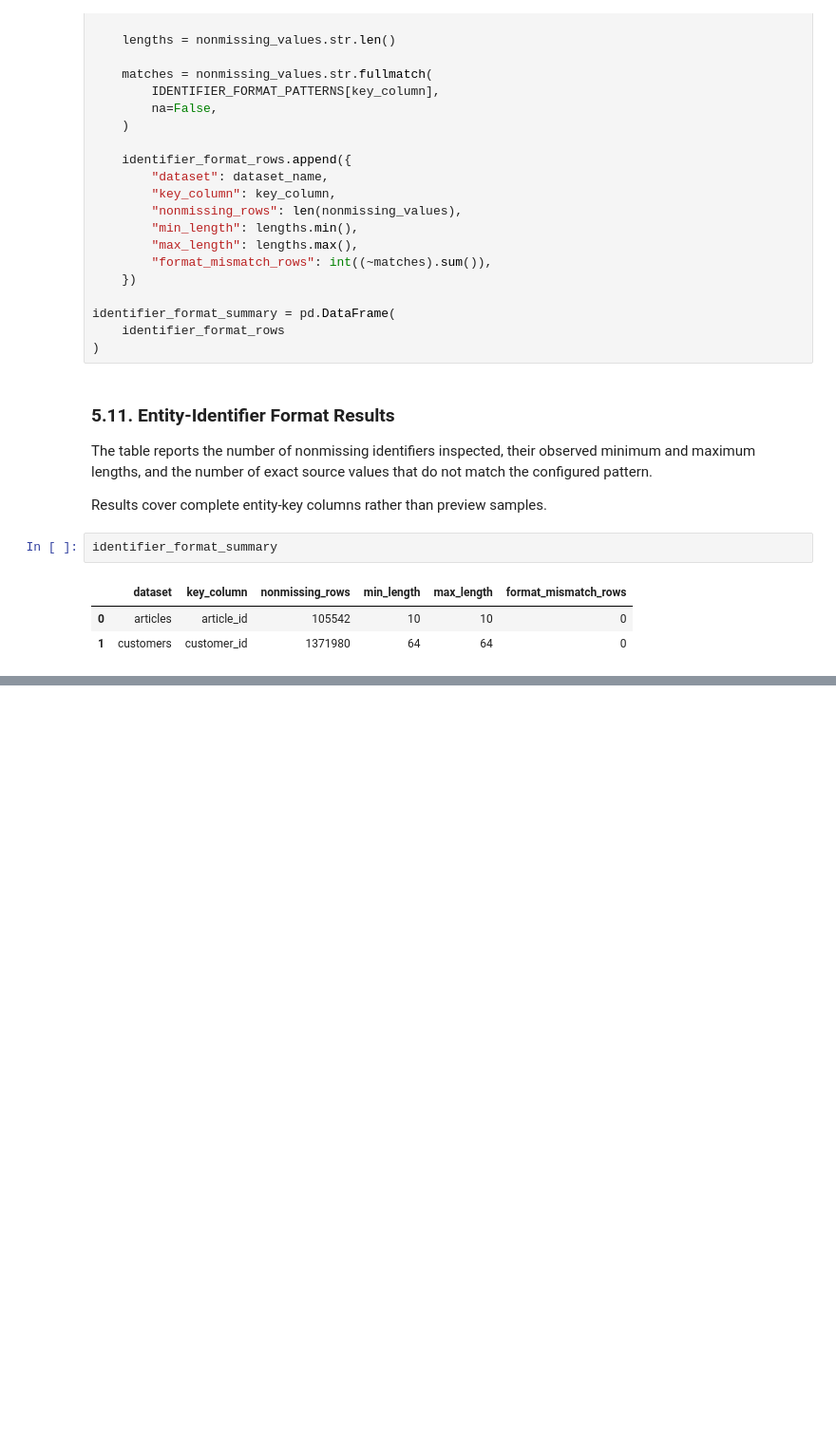
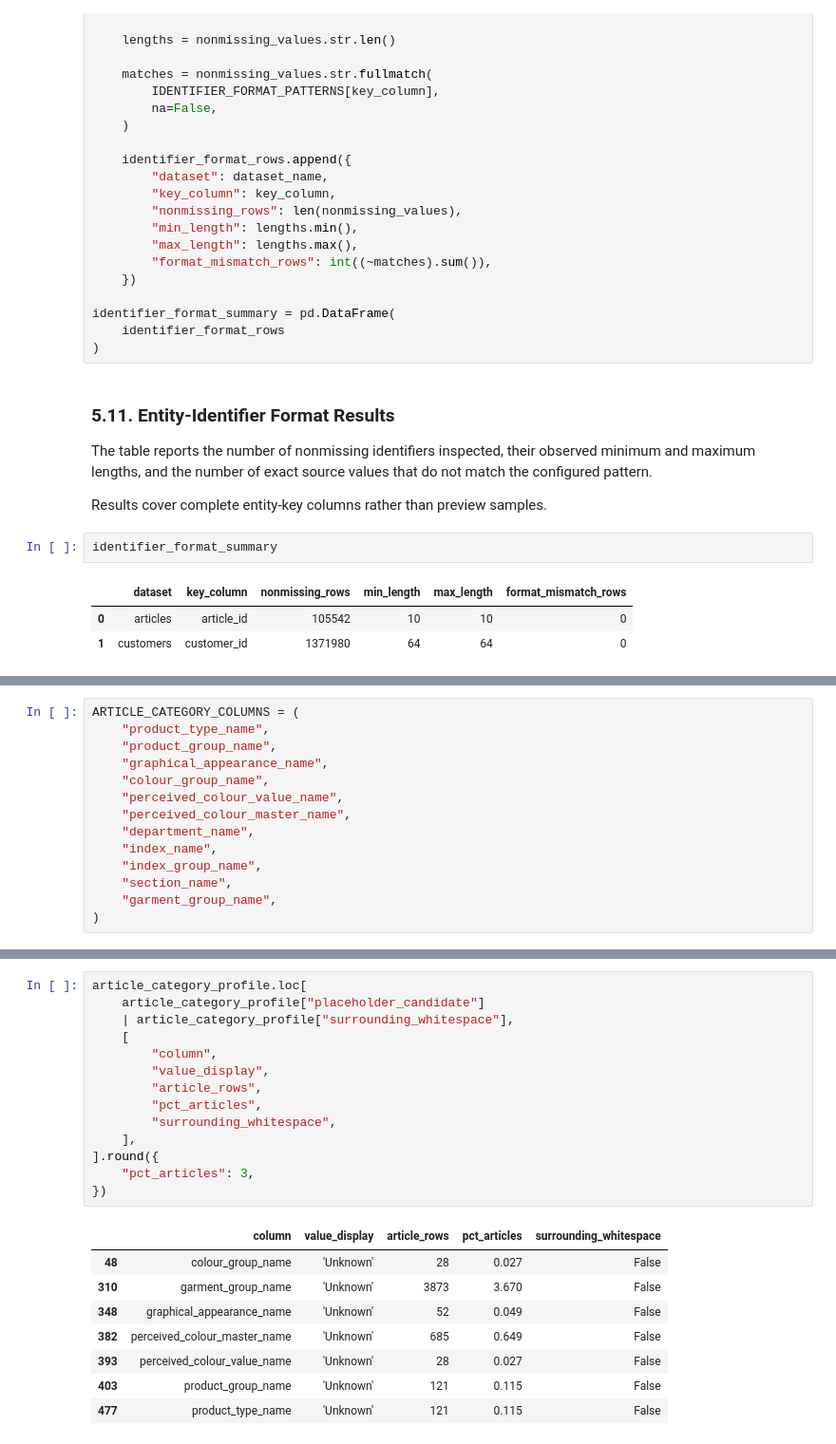
Before and after one commit to Songhai9/atelier-ai-project, a Jupyter notebook: notebooks/atelier_ai.ipynb, the cells around one changed output, grey strips where cells are left out. Shown at 95% size. Drawn from its saved outputs; the diff is of its cells as text; blank space fills up the shorter version.

```diff
--- a/notebooks/atelier_ai.ipynb
+++ b/notebooks/atelier_ai.ipynb
@@ -1023,0 +1044,14 @@ identifier_format_summary
+# %%
+ARTICLE_CATEGORY_COLUMNS = (
+    "product_type_name",
+    "product_group_name",
+    "graphical_appearance_name",
+    "colour_group_name",
+    "perceived_colour_value_name",
+    "perceived_colour_master_name",
+    "department_name",
+    "index_name",
+    "index_group_name",
+    "section_name",
+    "garment_group_name",
+)
@@ -1023,0 +1209,23 @@ identifier_format_summary
+# %%
+article_category_profile.loc[
+    article_category_profile["placeholder_candidate"]
+    | article_category_profile["surrounding_whitespace"],
+    [
+        "column",
+        "value_display",
+        "article_rows",
+        "pct_articles",
+        "surrounding_whitespace",
+    ],
+].round({
+    "pct_articles": 3,
+})
+# %% [output]
+|  | column | value_display | article_rows | pct_articles | surrounding_whitespace |
+| 48 | colour_group_name | 'Unknown' | 28 | 0.027 | False |
+| 310 | garment_group_name | 'Unknown' | 3873 | 3.670 | False |
+| 348 | graphical_appearance_name | 'Unknown' | 52 | 0.049 | False |
+| 382 | perceived_colour_master_name | 'Unknown' | 685 | 0.649 | False |
+| 393 | perceived_colour_value_name | 'Unknown' | 28 | 0.027 | False |
+| 403 | product_group_name | 'Unknown' | 121 | 0.115 | False |
+| 477 | product_type_name | 'Unknown' | 121 | 0.115 | False |
```
Also changed, not shown: parts of 6 cells of this notebook.
